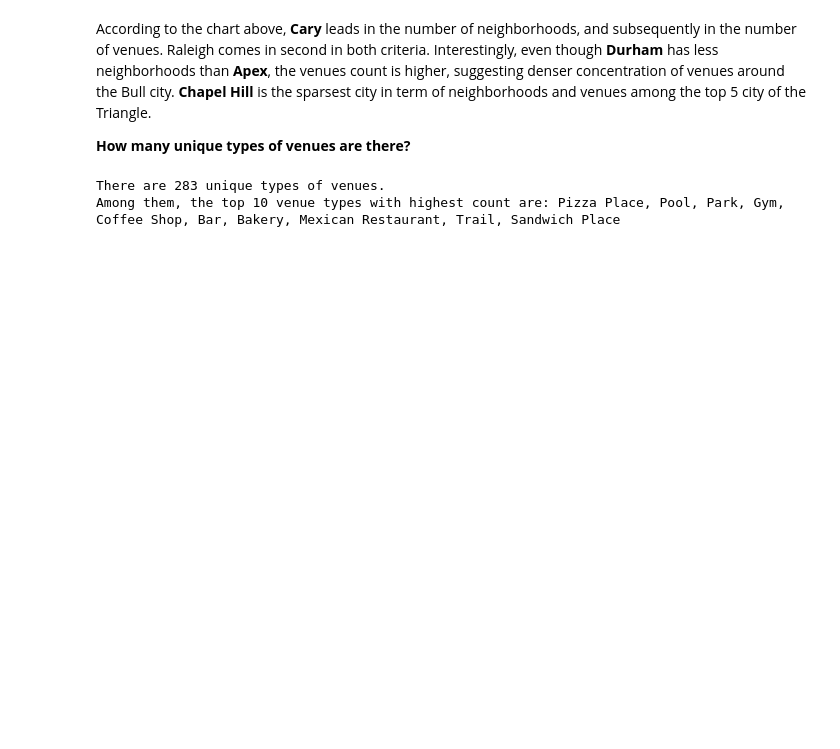
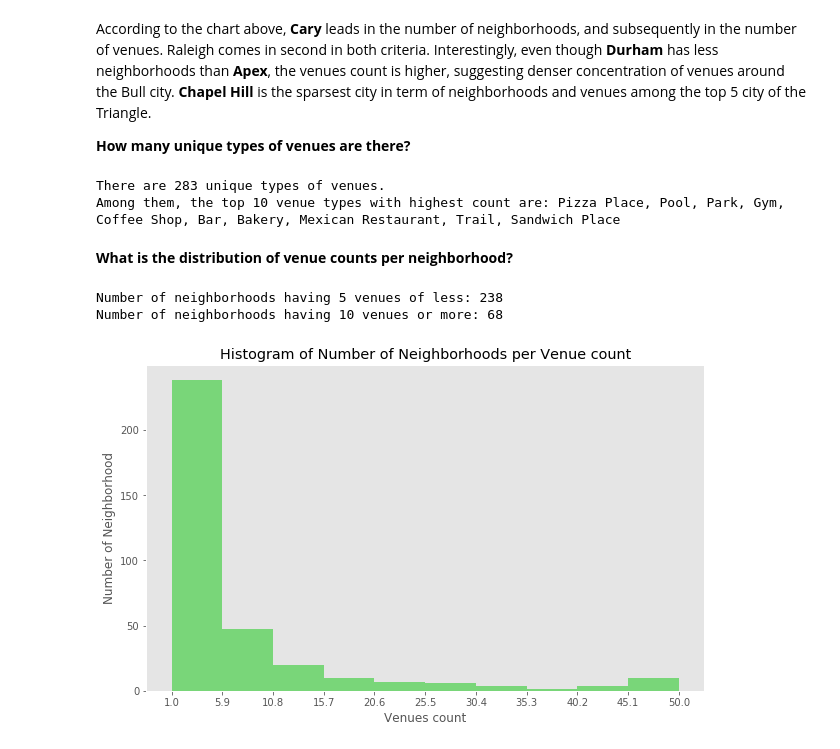
Before and after one commit to ghkhuu/Coursera_Capstone, a Jupyter notebook: IBM Data Science Capstone.ipynb, the cells around one changed output. Drawn from its saved outputs; the diff is of its cells as text; code cells hidden in the pictures; blank space fills up the shorter version.

```diff
--- a/IBM Data Science Capstone.ipynb
+++ b/IBM Data Science Capstone.ipynb
@@ -247,3 +252,22 @@ print('Among them, the top 10 venue types with highest count are:', ', '.join(to
 # %% [output]
 There are 283 unique types of venues.
 Among them, the top 10 venue types with highest count are: Pizza Place, Pool, Park, Gym, Coffee Shop, Bar, Bakery, Mexican Restaurant, Trail, Sandwich Place
+# %% [markdown]
+**What is the distribution of venue counts per neighborhood?**
+# %%
+grouped_venues = triangle_venues['Venue'].groupby(triangle_venues['Neighborhood']).count()
+count, bin_edges = np.histogram(grouped_venues) # Creating 10 bins of equal distance
+grouped_venues.plot(kind='hist', figsize=(10, 6), xticks=bin_edges, facecolor='limegreen', grid=False, alpha=0.6)
+
+plt.title('Histogram of Number of Neighborhoods per Venue count') # add a title to the histogram
+plt.ylabel('Number of Neighborhood') # add y-label
+plt.xlabel('Venues count') # add x-label
+
+print('Number of neighborhoods having 5 venues of less: %.0i'%(grouped_venues < 6).sum())
+print('Number of neighborhoods having 10 venues or more: %.0i'%(grouped_venues >= 10).sum())
+
+plt.show()
+# %% [output]
+Number of neighborhoods having 5 venues of less: 238
+Number of neighborhoods having 10 venues or more: 68
+[figure, added]
```
Also changed, not shown: parts of 42 cells of this notebook.
